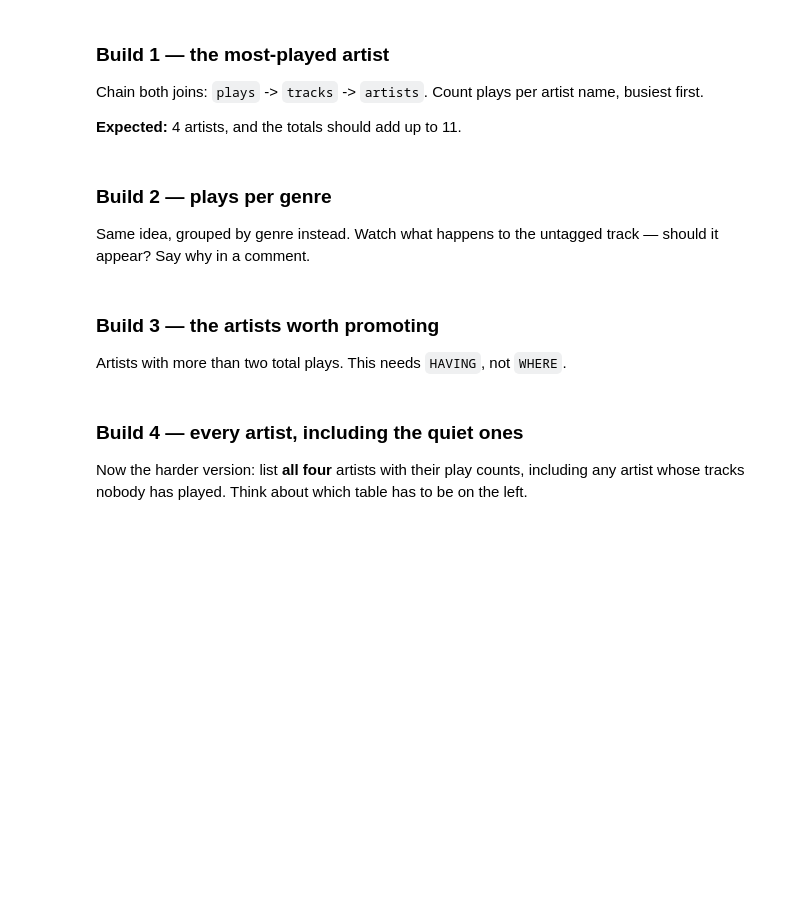
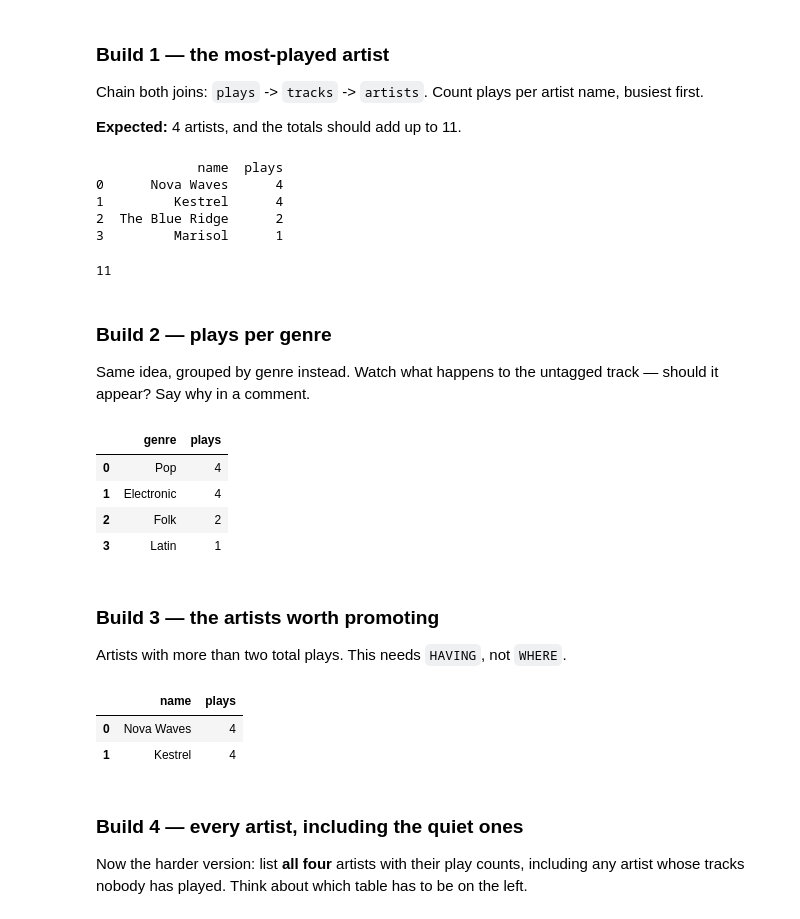
Before and after one commit to AdelineKwakye/ds2002-fa26, a Jupyter notebook: notebooks/02-sql-databases/2026-09-09 — SQLite Joins and Grouping — Studio.ipynb, the cells around one changed output. Saved outputs shown, nothing was run; the diff lists cells and outputs as text; code cells hidden in the pictures; blank space fills up the shorter version.

```diff
--- a/notebooks/02-sql-databases/2026-09-09 — SQLite Joins and Grouping — Studio.ipynb
+++ b/notebooks/02-sql-databases/2026-09-09 — SQLite Joins and Grouping — Studio.ipynb
@@ -224,12 +250,25 @@ Chain both joins: `plays` -> `tracks` -> `artists`. Count plays per artist name,
 # TODO: SELECT a.name, COUNT(*) AS plays
 #       FROM plays p JOIN tracks t ON ... JOIN artists a ON ...
 #       GROUP BY a.name ORDER BY plays DESC
-q('''
-
+result = q('''
+SELECT a.name, COUNT(*) AS plays
+FROM plays p JOIN tracks t ON t.track_id = p.track_id
+JOIN artists a ON t.artist_id = a.artist_id
+GROUP BY a.name ORDER BY plays DESC
 ''')
+print(result)
+# %% [output]
+             name  plays
+0      Nova Waves      4
+1         Kestrel      4
+2  The Blue Ridge      2
+3         Marisol      1
 # %%
 # Validate: does your result account for all 11 plays?
 # TODO: sum the plays column of your result and compare to 11
+print(result['plays'].sum())
+# %% [output]
+11
 # %% [markdown]
 ### Build 2 — plays per genre
 
@@ -241,3 +276,19 @@ q('''
+# %%
+q('''
+SELECT t.genre, COUNT(*) AS plays
+FROM plays p JOIN tracks t ON t.track_id = p.track_id
+JOIN artists a ON t.artist_id = a.artist_id
+GROUP BY t.genre ORDER BY plays DESC
+''')
+
+# the untagged track should appear because it because there are no play records,
+# meaning that the JOIN (inner) will exclude it.
+# %% [output]
+|  | genre | plays |
+| 0 | Pop | 4 |
+| 1 | Electronic | 4 |
+| 2 | Folk | 2 |
+| 3 | Latin | 1 |
 # %% [markdown]
 ### Build 3 — the artists worth promoting
 
@@ -249,3 +296,17 @@ q('''
+# %%
+q('''
+SELECT a.name, COUNT(*) AS plays
+FROM plays p JOIN tracks t ON t.track_id = p.track_id
+JOIN artists a ON t.artist_id = a.artist_id
+GROUP BY a.name
+HAVING COUNT(*) > 2
+ORDER BY plays DESC
+
+''')
+# %% [output]
+|  | name | plays |
+| 0 | Nova Waves | 4 |
+| 1 | Kestrel | 4 |
 # %% [markdown]
 ### Build 4 — every artist, including the quiet ones
 
```
Also changed, not shown: parts of 11 cells of this notebook.
